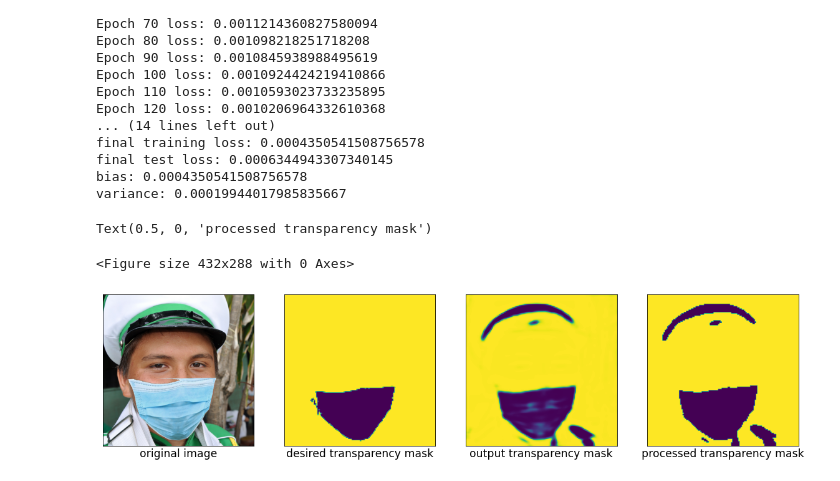
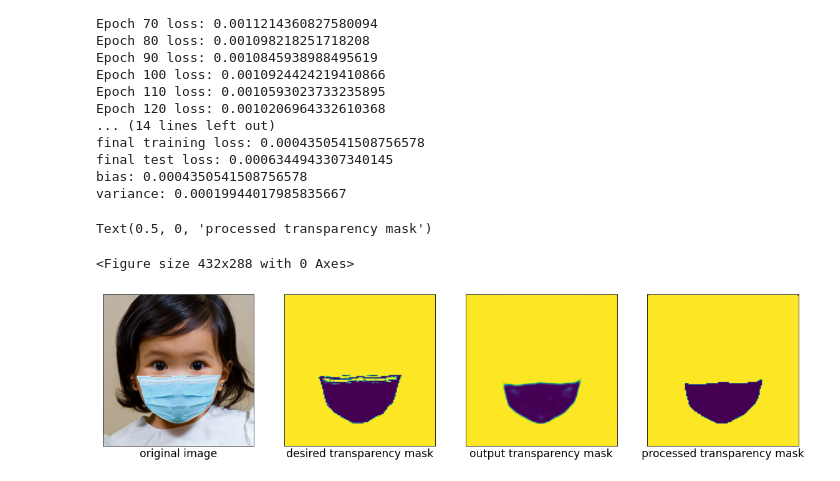
Before and after one commit to alexajm/gan-facemask-design, a Jupyter notebook: code/projector_training.ipynb, the cells around one changed output. Cells and saved outputs as stored; diff of their text form; code cells hidden in the pictures.

```diff
--- a/code/projector_training.ipynb
+++ b/code/projector_training.ipynb
@@ -17,7 +17,7 @@ from gan import Projector
 projector = Projector(learning_rate=6.5e-4)
 
 # load weights
-load = False
+load = True
 load_path = '../models/projector.pt'
 if load:
     projector.load_state_dict(torch.load(load_path))
@@ -109,7 +109,7 @@ fig.set_figwidth(20)
 fig.set_figheight(7)
 
 # display original image
-face_idx = 99
+face_idx = 3
 face_id_text = idx_to_face_id[face_idx]
 original_img = Image.open('../data/masked/{}_Mask.jpg'.format(face_id_text))
 axes[0].imshow(original_img)
@@ -118,34 +118,34 @@ axes[0].get_yaxis().set_ticks([])
 axes[0].set_xlabel('original image', fontsize='xx-large')
 
 # display desired transparency mask
 desired_mask = torch.transpose(transparent_faces[face_idx,:,:], 0, 2)
 desired_mask = torch.transpose(desired_mask, 0, 1)
 axes[1].imshow(desired_mask)
 axes[1].get_xaxis().set_ticks([])
 axes[1].get_yaxis().set_ticks([])
 axes[1].set_xlabel('desired transparency mask', fontsize='xx-large')
 
 # display output transparency mask
 output_mask = projector.predict(torch.unsqueeze(masked_faces[face_idx,:,:,:], 0))[0]
 output_mask = torch.transpose(output_mask, 0, 2)
 output_mask = torch.transpose(output_mask, 0, 1)
 output_mask = output_mask.detach().numpy()
 axes[2].imshow(output_mask)
 axes[2].get_xaxis().set_ticks([])
 axes[2].get_yaxis().set_ticks([])
 axes[2].set_xlabel('output transparency mask', fontsize='xx-large')
 
 # display processed transparency mask
 avg = np.mean(output_mask)
 avg_mask = (output_mask > avg).astype('int')
 axes[3].imshow(avg_mask)
 axes[3].get_xaxis().set_ticks([])
 axes[3].get_yaxis().set_ticks([])
 axes[3].set_xlabel('processed transparency mask', fontsize='xx-large')
 # %% [output]
 Text(0.5, 0, 'processed transparency mask')
 <Figure size 432x288 with 0 Axes>
-[figure, old version]
+[figure, new version]
 # %%
 # save projector model
 save_path = '../models/projector_tanh.pt'
```
Also changed, not shown: 8 other files.
